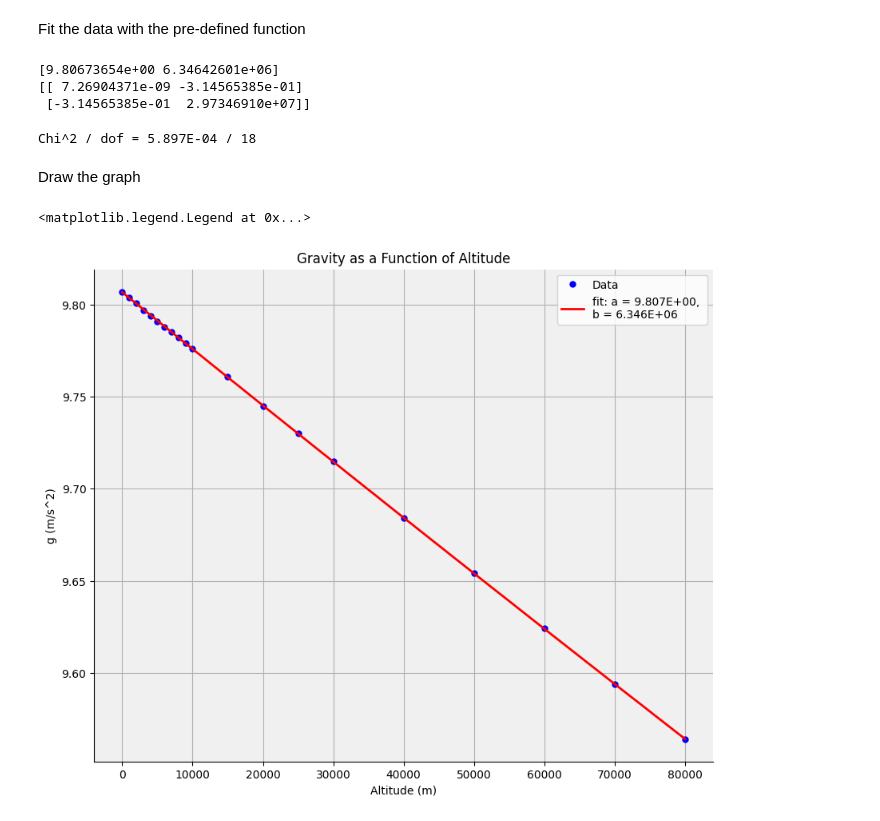
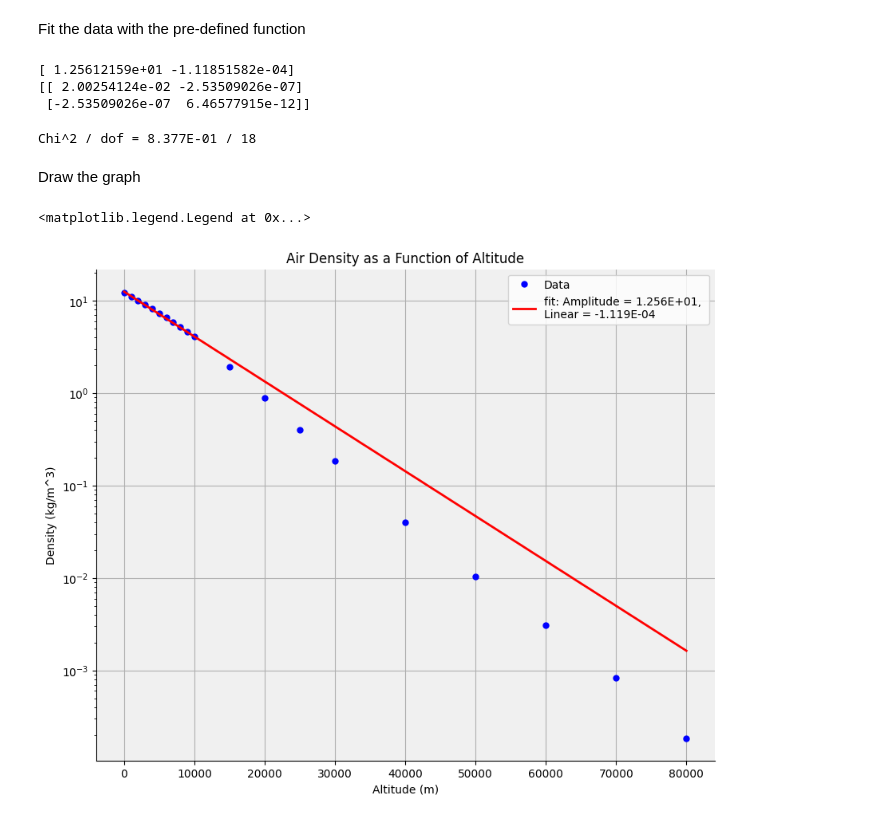
Before and after one commit to brash99/phys441, a Jupyter notebook: JupyterNotebooks/Week1/graph_gravity_residuals.ipynb, the cells around one changed output. Saved outputs shown, nothing was run; the diff lists cells and outputs as text; code cells hidden in the pictures.

```diff
--- a/JupyterNotebooks/Week1/graph_gravity_residuals.ipynb
+++ b/JupyterNotebooks/Week1/graph_gravity_residuals.ipynb
@@ -5,7 +5,7 @@ import numpy as np
 import matplotlib.pyplot as plt
 
 use_errors = False
-fit_type = 2
+fit_type = 1
 # %% [markdown]
 Define a user funcion for fitting the data.
 # %%
@@ -59,11 +42,11 @@ print(gravity)
 
 if use_errors == True:
     # create a list to hold the uncertainty in the density
-    g_uncertainty = [0.001]*len(density)
+    density_uncertainty = [0.01,0.01,0.01,0.001,0.001,0.001,0.001,0.001,0.001,0.001,0.001,0.001,0.0001,0.0001,0.0001,0.00001,0.00001,0.000001,0.0000001,0.0000001]
 else:
-    g_uncertainty = [0.0]*len(density)
+    density_uncertainty = [0.0]*len(density)
 
-g_uncertainty = np.array(g_uncertainty)
+density_uncertainty = np.array(density_uncertainty)
 # %%
 # Create a figure and axes
 fig, ax = plt.subplots(figsize=(10, 8))
@@ -107,69 +90,69 @@ Fit the data with the pre-defined function
 from scipy.optimize import curve_fit
 
 if fit_type == 1:
-    init_vals = [9.8,6.378E6]
+    init_vals = [12.0,-0.0001]
 else:
-    init_vals = [9.8,6.378E6]
+    init_vals = [12.0,-0.0001, -0.000001]
 
 if use_errors == False:
-    popt, pcov = curve_fit(fitfunction, altitude,gravity, p0=init_vals)
+    popt, pcov = curve_fit(fitfunction, altitude, density, p0=init_vals)
 else:
-    popt, pcov = curve_fit(fitfunction, altitude,gravity, sigma=g_uncertainty, absolute_sigma=True, p0=init_vals)
+    popt, pcov = curve_fit(fitfunction, altitude, density, sigma=density_uncertainty, absolute_sigma=True, p0=init_vals)
 
 print (popt)
 print (pcov)
 # %% [output]
-[9.80673654e+00 6.34642601e+06]
-[[ 7.26904371e-09 -3.14565385e-01]
- [-3.14565385e-01  2.97346910e+07]]
+[ 1.25612159e+01 -1.11851582e-04]
+[[ 2.00254124e-02 -2.53509026e-07]
+ [-2.53509026e-07  6.46577915e-12]]
 # %%
 yfit = []
 chi2=0
 for i in range (0,npoints):
     yfit.append(fitfunction(altitude[i],*popt))
-    chi2 += (density[i]-yfit[i])*(gravity[i]-yfit[i])
+    chi2 += (density[i]-yfit[i])*(density[i]-yfit[i])
 
 print ("Chi^2 / dof = %.3E / %d" % (chi2,npoints-len(init_vals)))
 # %% [output]
-Chi^2 / dof = 5.897E-04 / 18
+Chi^2 / dof = 8.377E-01 / 18
 # %% [markdown]
 Draw the graph
 # %%
 # Create a figure and axes
 fig, ax = plt.subplots(figsize=(10, 8))
 
 # Set the grid lines
 ax.grid(True)
 
 # Set the background color
 ax.set_facecolor('#F0F0F0')
 
 # Set the border properties
 ax.spines['top'].set_visible(False)
 ax.spines['right'].set_visible(False)
 
 # Set the line and marker properties
 line_color = 'b'
 line_width = 0
 marker_color = 'b'
 marker_style = 'o'
 marker_size = 5
 
 # Create the plot
-plt.plot(altitude, gravity, color=line_color, linewidth=line_width,
+plt.plot(altitude, density, color=line_color, linewidth=line_width,
          marker=marker_style, markersize=marker_size, markerfacecolor=marker_color, label='Data')
 if fit_type == 1:
-    plt.plot(altitude,yfit,color='r', linewidth=2, label = 'fit: a = %.3E, \nb = %.3E' % tuple(popt))
+    plt.plot(altitude,yfit,color='r', linewidth=2, label = 'fit: Amplitude = %.3E, \nLinear = %.3E' % tuple(popt))
 else:
-    plt.plot(altitude,yfit,color='r', linewidth=2, label = 'fit: a = %.3E, \nb = %.3E' % tuple(popt))
+    plt.plot(altitude,yfit,color='r', linewidth=2, label = 'fit: Amplitude = %.3E, \nLinear = %.3E, \nQuadratic = %.3E' % tuple(popt))
 
 # Set the plot title and axis labels
-plt.title("Gravity as a Function of Altitude")
+plt.title("Air Density as a Function of Altitude")
 plt.xlabel("Altitude (m)")
-plt.ylabel("g (m/s^2)")
-#plt.yscale("log")
+plt.ylabel("Density (kg/m^3)")
+plt.yscale("log")
 plt.legend()
 # %% [output]
 <matplotlib.legend.Legend at 0x...>
-[figure, old version]
+[figure, new version]
 # %%
```
Also changed, not shown: parts of 16 cells of this notebook.
